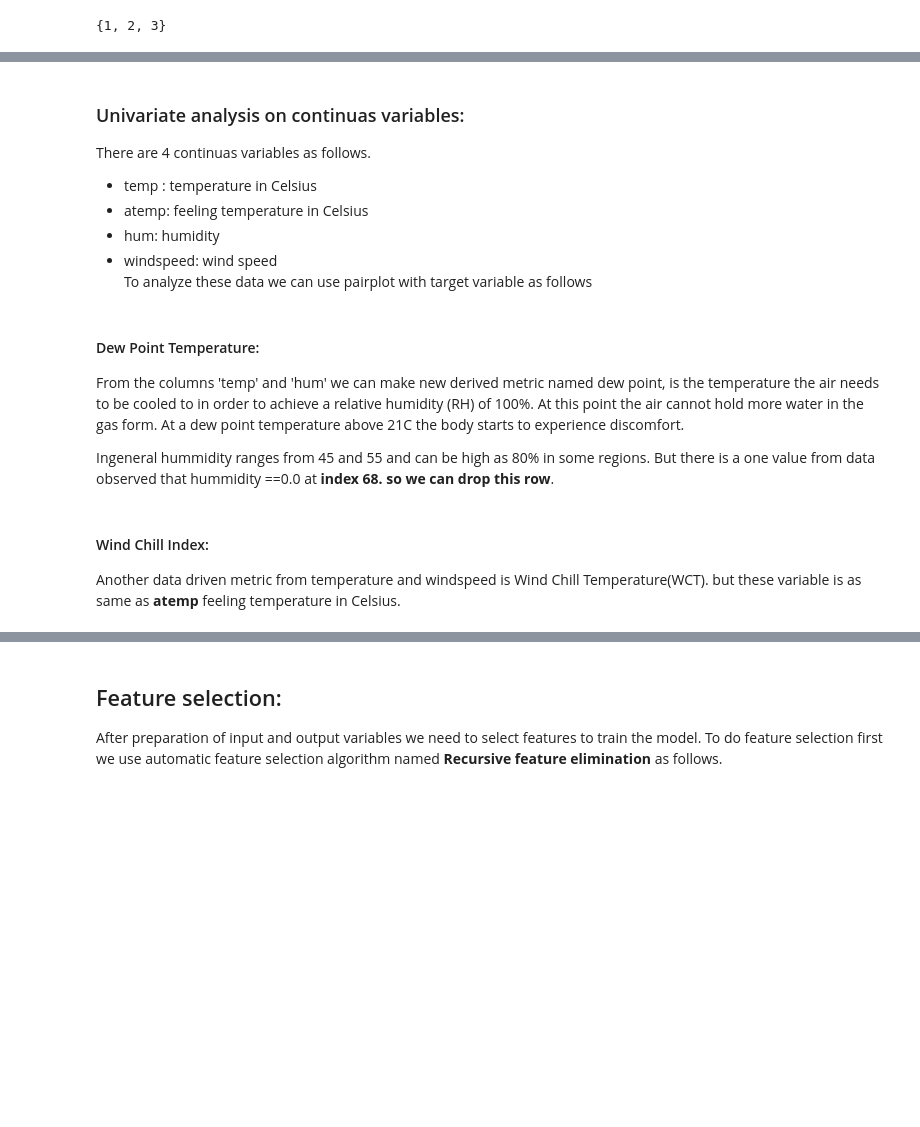
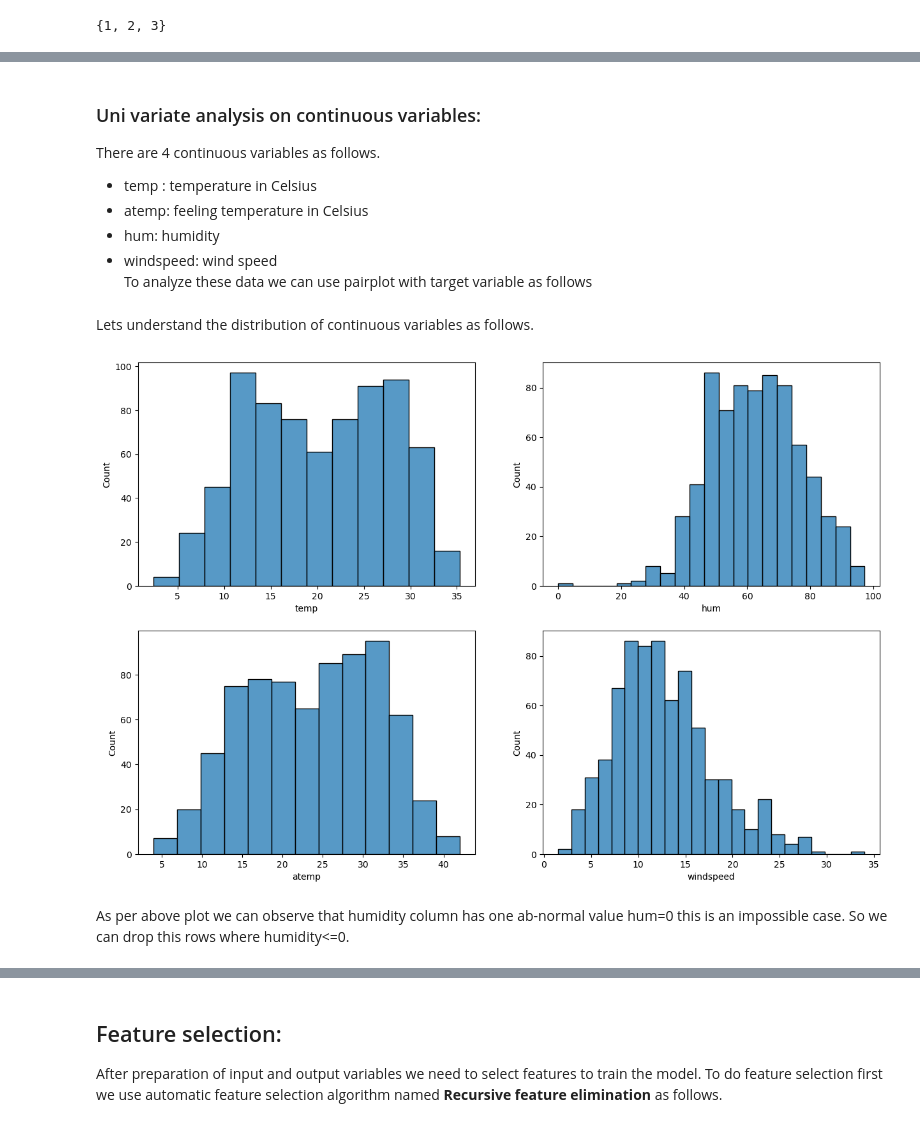
Before and after one commit to bhanu481/BoomBikes-Bikesharing, a Jupyter notebook: BoomBikes-BikeSharing.ipynb, the cells around one changed output, grey strips where cells are left out. Cells and saved outputs as stored; diff of their text form; code cells hidden in the pictures; blank space fills up the shorter version.

```diff
--- a/BoomBikes-BikeSharing.ipynb
+++ b/BoomBikes-BikeSharing.ipynb
@@ -337,26 +311,25 @@ From the above plot we can observe that more number of the bookings happend when
 # %% [markdown]
-### Univariate analysis on continuas variables:
-There are 4 continuas variables as follows.<br>
+### Uni variate analysis on continuous variables:
+There are 4 continuous variables as follows.<br>
 - temp : temperature in Celsius<br>
 - atemp: feeling temperature in Celsius<br>
 - hum: humidity<br>
 - windspeed: wind speed<br>
 To analyze these data we can use pairplot with target variable as follows
-# %% [markdown]
-#### Dew Point Temperature:
-From the columns 'temp' and 'hum' we can make new derived metric named dew point, is the temperature the air needs to be cooled to in order to achieve a relative humidity (RH) of 100%. At this point the air cannot hold more water in the gas form. At a dew point temperature above 21C the body starts to experience discomfort.
-
-Ingeneral hummidity ranges from 45 and 55 and can be high as 80% in some regions. But there is a one value from data observed that hummidity ==0.0 at <b>index 68. so we can drop this row</b>.
-# %%
-def get_dew_point_c(temp_c, humidity):
-    # Compute the dew point in degrees Celsius
-    alpha = ((17.27 * temp_c) / (237.7 + temp_c)) + math.log(humidity/100.0)
-    return (237.7 * alpha) / (17.27 - alpha)
-# Drop row where hummidity==0
-df_sharing = df_sharing[df_sharing.hum > 0.0]
-
-df_sharing['dpt'] = df_sharing.apply(lambda x: get_dew_point_c(x['temp'], x['hum']), axis=1)
-df_sharing.head()
-# %% [markdown]
-#### Wind Chill Index:
-Another data driven metric from temperature and windspeed is Wind Chill Temperature(WCT). but these variable is as same as <b>atemp</b> feeling temperature in Celsius.
+# %% [markdown]
+Lets understand the distribution of continuous variables as follows.
+# %%
+plt.figure(figsize=(15, 10))
+plt.subplot(2,2,1)
+sns.histplot(x = 'temp', data = df_sharing)
+plt.subplot(2,2,2)
+sns.histplot(x = 'hum', data = df_sharing)
+plt.subplot(2,2,3)
+sns.histplot(x = 'atemp', data = df_sharing)
+plt.subplot(2,2,4)
+sns.histplot(x = 'windspeed', data = df_sharing)
+plt.show()
+# %% [output]
+[figure, added]
+# %% [markdown]
+As per above plot we can observe that humidity column has one ab-normal value hum=0 this is an impossible case. So we can drop this rows where humidity<=0.
```
Also changed, not shown: parts of 89 cells of this notebook.
